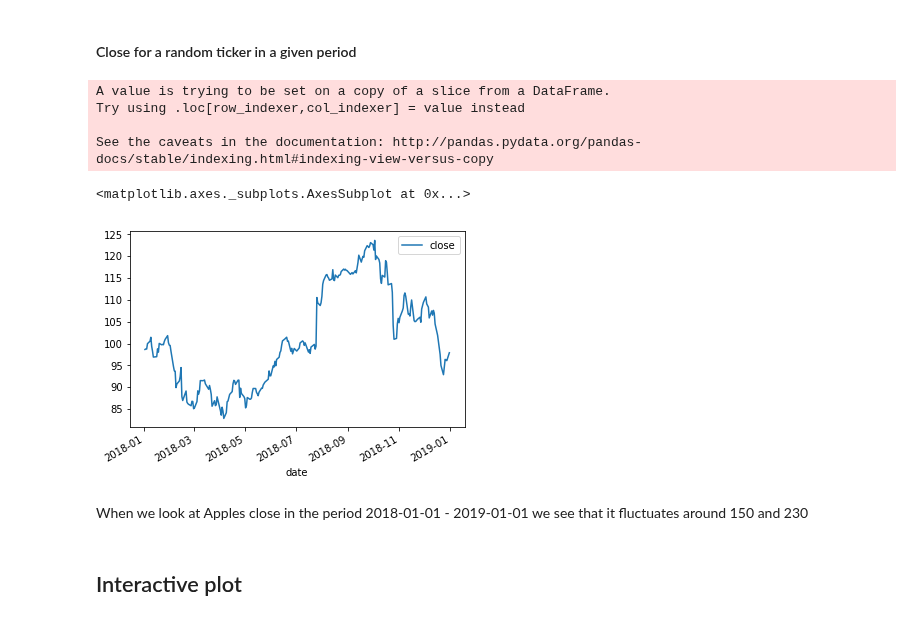
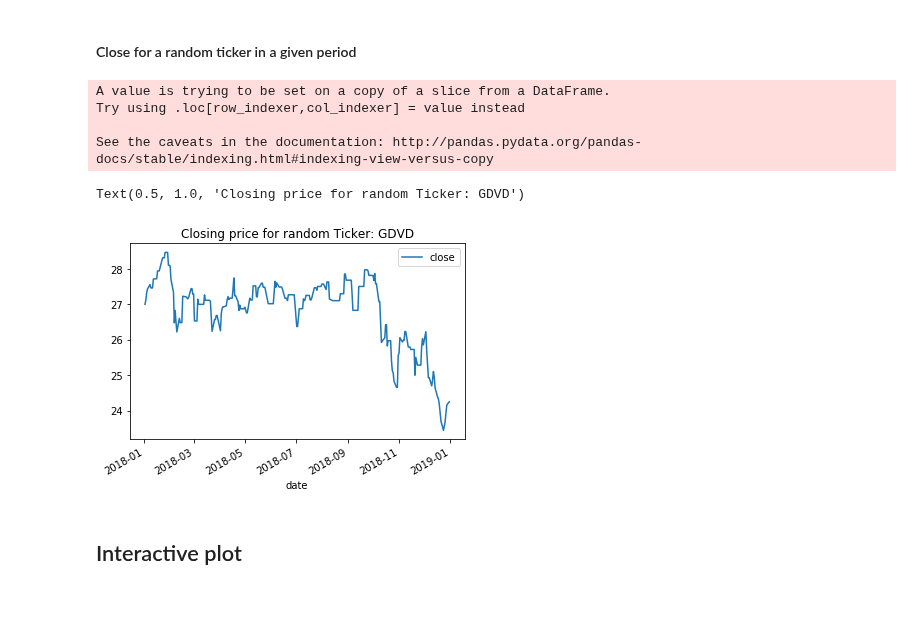
Before and after one commit to NumEconCopenhagen/projects-2019-wms, a Jupyter notebook: dataproject/dataProject.ipynb, the cells around one changed output. Cells and saved outputs as stored; diff of their text form; code cells hidden in the pictures.

```diff
--- a/dataproject/dataProject.ipynb
+++ b/dataproject/dataProject.ipynb
@@ -359,18 +361,17 @@ end_date = '2019-01-01'
 # %%
 close_plot = df_close_long.loc[df_close_long['symbol'] == symbol]
 close_plot['date'] = pd.to_datetime(close_plot['date'], format='%Y-%m-%d') # change variable to date
 close_plot = close_plot.loc[df_close_long['date'] >= start_date]
 close_plot = close_plot.loc[close_plot['date'] <= end_date]
 close_plot.plot('date', 'close', kind = 'line')
+plt.title('Closing price for random Ticker: '+symbol)
 # %% [output]
 A value is trying to be set on a copy of a slice from a DataFrame.
 Try using .loc[row_indexer,col_indexer] = value instead
 
 See the caveats in the documentation: http://pandas.pydata.org/pandas-docs/stable/indexing.html#indexing-view-versus-copy
-<matplotlib.axes._subplots.AxesSubplot at 0x...>
+Text(0.5, 1.0, 'Closing price for random Ticker: GDVD')
-[figure, old version]
+[figure, new version]
-# %% [markdown]
-When we look at Apples close in the period 2018-01-01 - 2019-01-01 we see that it fluctuates around 150 and 230
 # %% [markdown]
 ## Interactive plot
 # %% [markdown]
```
Also changed, not shown: parts of 4 cells of this notebook, 1 other file.
